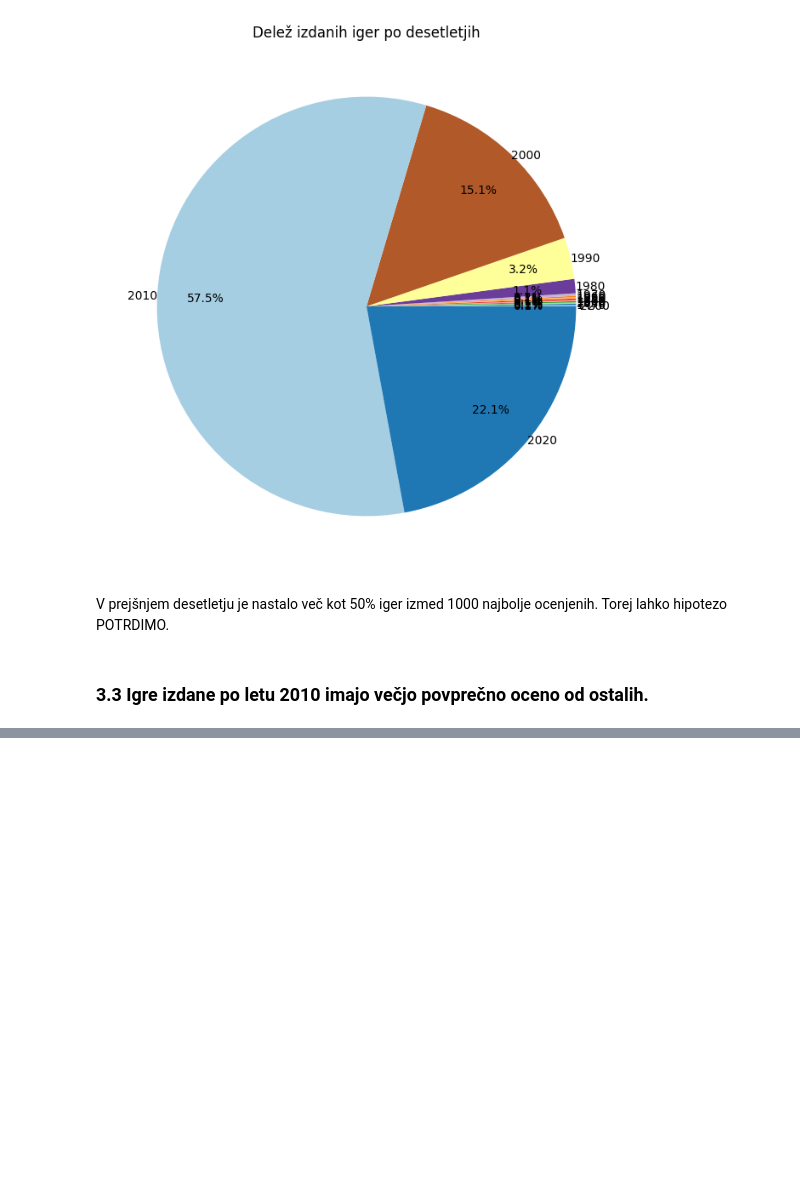
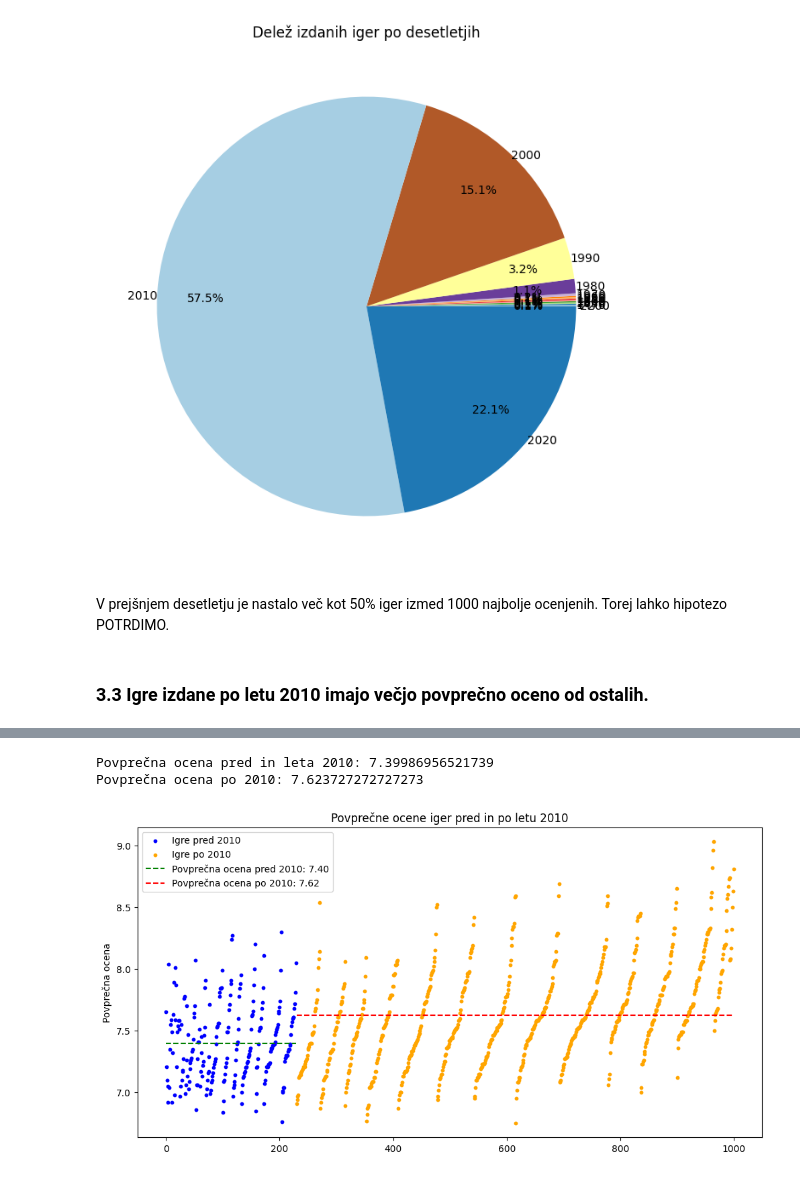
Before and after one commit to NikUrukalo/uvp-projektna-naloga, a Jupyter notebook: analiza.ipynb, the cells around one changed output, grey strips where cells are left out. Saved outputs shown, nothing was run; the diff lists cells and outputs as text; code cells hidden in the pictures; blank space fills up the shorter version.

```diff
--- a/analiza.ipynb
+++ b/analiza.ipynb
@@ -167,0 +143,51 @@ There is a significant difference in the average ratings between games released
+# %%
+from scipy import stats
+
+pred_2010 = igre[igre['leto'] <= 2010]
+po_2010 = igre[igre['leto'] > 2010]
+
+
+povp_pred_2010 = pred_2010['povprecna_ocena'].mean()
+povp_po_2010 = po_2010['povprecna_ocena'].mean()
+
+print(f"Povprečna ocena pred in leta 2010: {povp_pred_2010}")
+print(f"Povprečna ocena po 2010: {povp_po_2010}")
+# %% [output]
+Povprečna ocena pred in leta 2010: 7.39986956521739
+Povprečna ocena po 2010: 7.623727272727273
+# %%
+igre_2 = igre.sort_values(by=['leto', 'povprecna_ocena'], ascending=[True, True])
+
+
+pred_2010 = igre_2[igre_2['leto'] <= 2010]
+po_2010 = igre_2[igre_2['leto'] > 2010]
+
+
+x_pred_2010 = range(0, len(pred_2010))
+x_po_2010 = range(len(pred_2010), len(pred_2010) + len(po_2010))
+
+
+plt.figure(figsize=(12, 6))
+plt.scatter(x_pred_2010, pred_2010['povprecna_ocena'], color='blue', label='Igre pred 2010', s=10)
+
+
+plt.scatter(x_po_2010, po_2010['povprecna_ocena'], color='orange', label='Igre po 2010', s=10)
+
+
+povp_pred_2010 = pred_2010['povprecna_ocena'].mean()
+povp_po_2010 = po_2010['povprecna_ocena'].mean()
+
+
+plt.hlines(povp_pred_2010, xmin=0, xmax=len(pred_2010)-1, color='green', linestyle='--', label=f'Povprečna ocena pred 2010: {povp_pred_2010:.2f}')
+plt.hlines(povp_po_2010, xmin=len(pred_2010), xmax=len(pred_2010) + len(po_2010)-1, color='red', linestyle='--', label=f'Povprečna ocena po 2010: {povp_po_2010:.2f}')
+
+
+plt.ylabel('Povprečna ocena')
+plt.title('Povprečne ocene iger pred in po letu 2010')
+
+
+plt.legend()
+
+plt.show()
+# %% [output]
+[figure, added]
```
Also changed, not shown: parts of 5 cells of this notebook.
